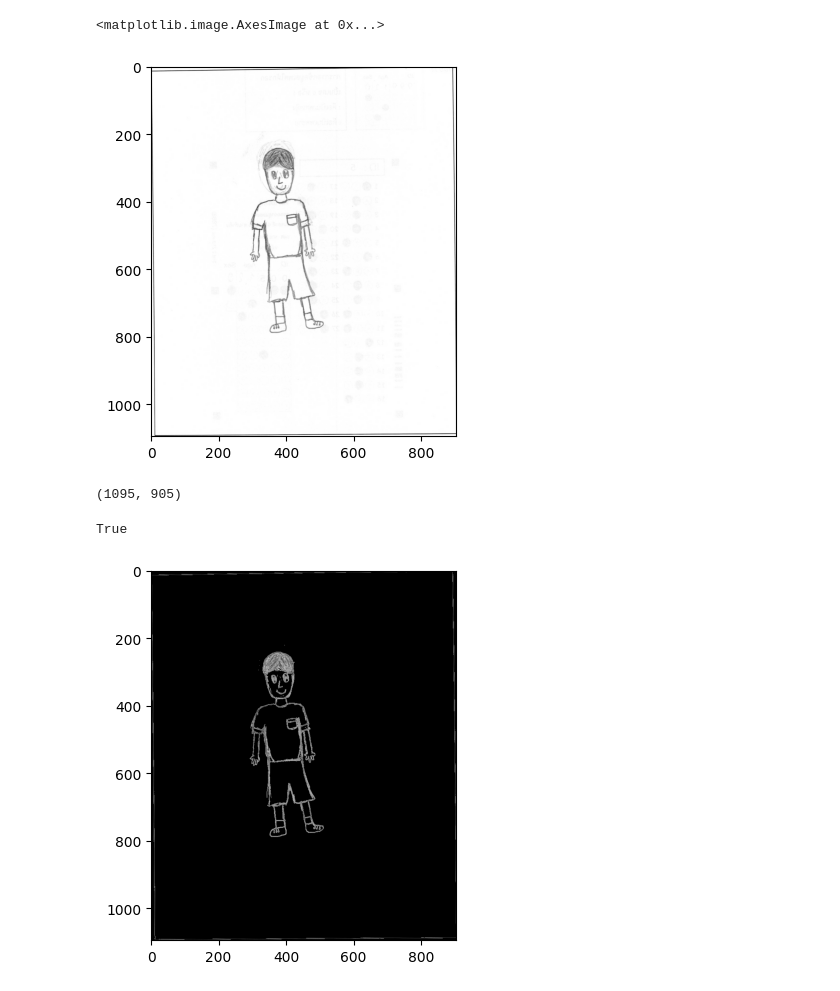
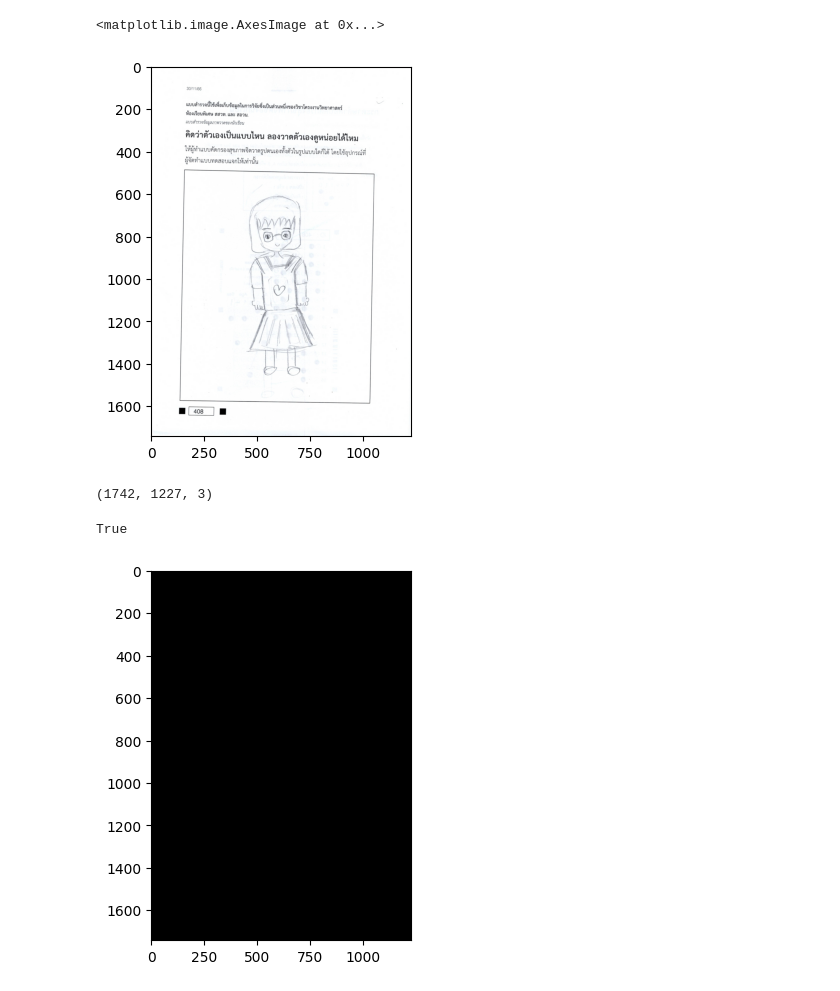
Before and after one commit to Marinku099/Sci-project-m5, a Jupyter notebook: detect-test.ipynb, the cells around one changed output. Saved outputs shown, nothing was run; the diff lists cells and outputs as text; code cells hidden in the pictures.

```diff
--- a/detect-test.ipynb
+++ b/detect-test.ipynb
@@ -9,3 +7,5 @@ path = "data\\1-1\\1-1-drawing_page-0007.jpg"
+# %%
+path = r'data\3-2\3-2-drawing_page-0029.jpg'
 # %%
 def cropped(img):
     gray = cv2.cvtColor(img, cv2.COLOR_BGR2GRAY)
@@ -50,18 +50,18 @@ def cropped(img):
         return gray
 # %%
 img = cv2.imread(path)
-cropped_img = cropped(img)
+cropped_img = cv2.cvtColor(img, cv2.COLOR_BGR2GRAY)
 plt.imshow(cv2.cvtColor(cropped_img, cv2.COLOR_BGR2RGB))
 # %% [output]
 <matplotlib.image.AxesImage at 0x...>
-[figure, old version]
+[figure, new version]
 # %%
 cropped_img.shape
 # %% [output]
-(1095, 905)
+(1742, 1227, 3)
 # %%
 lower = 0  # Lower bound for the color you want to remove
-upper = 200  # Upper bound for the color you want to remove
+upper = 242  # Upper bound for the color you want to remove
 
 # Create a mask for the color range
 mask = cv2.inRange(cropped_img, lower, upper)
@@ -72,7 +72,7 @@ plt.imshow(cv2.cvtColor(result, cv2.COLOR_BGR2RGB))
 cv2.imwrite('test-inrange-denoising.jpg', result)
 # %% [output]
 True
-[figure, old version]
+[figure, new version]
 # %%
 blurred = cv2.GaussianBlur(cropped_img, (15, 15), 0)
 
```
Also changed, not shown: parts of 9 cells of this notebook, 52 other files.
